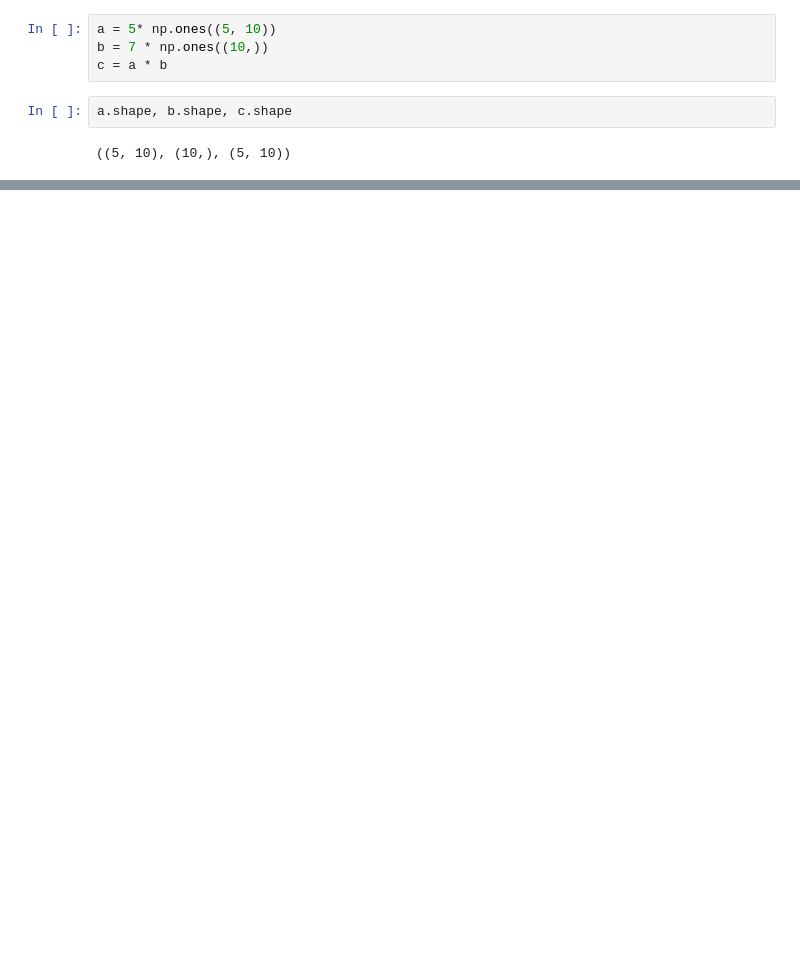
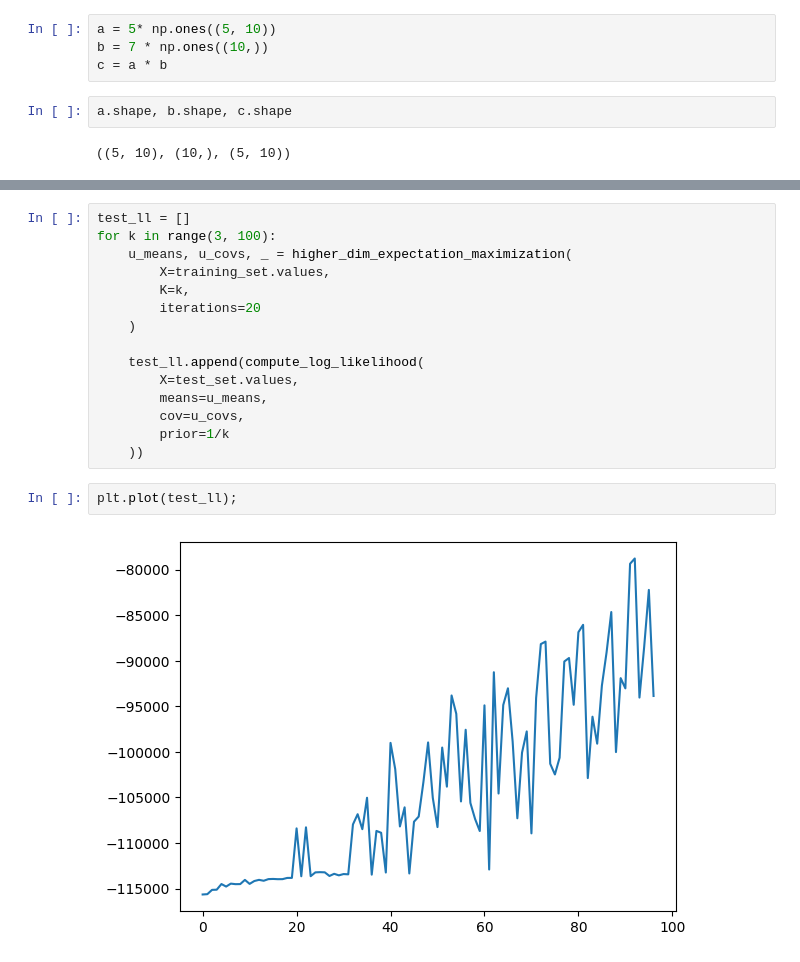
Before and after one commit to Ak62007/Deep-Generative-Modelling, a Jupyter notebook: notebooks/higher_dim_gaussian_mixture_model.ipynb, the cells around one changed output, grey strips where cells are left out. Cells and saved outputs as stored; diff of their text form; blank space fills up the shorter version.

```diff
--- a/notebooks/higher_dim_gaussian_mixture_model.ipynb
+++ b/notebooks/higher_dim_gaussian_mixture_model.ipynb
@@ -280,0 +316,19 @@ Starting with cov:  [[[1. 0. 0. 0. 0.]
+# %%
+test_ll = []
+for k in range(3, 100):
+    u_means, u_covs, _ = higher_dim_expectation_maximization(
+        X=training_set.values,
+        K=k,
+        iterations=20
+    )
+
+    test_ll.append(compute_log_likelihood(
+        X=test_set.values,
+        means=u_means,
+        cov=u_covs,
+        prior=1/k
+    ))
+# %%
+plt.plot(test_ll);
+# %% [output]
+[figure, added]
```
Also changed, not shown: parts of 12 cells of this notebook.
